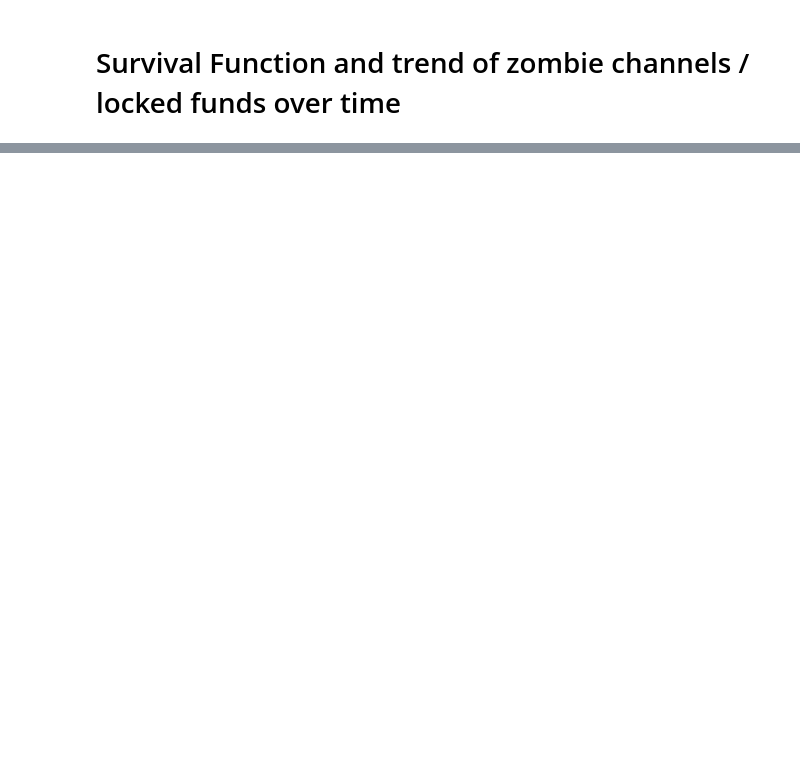
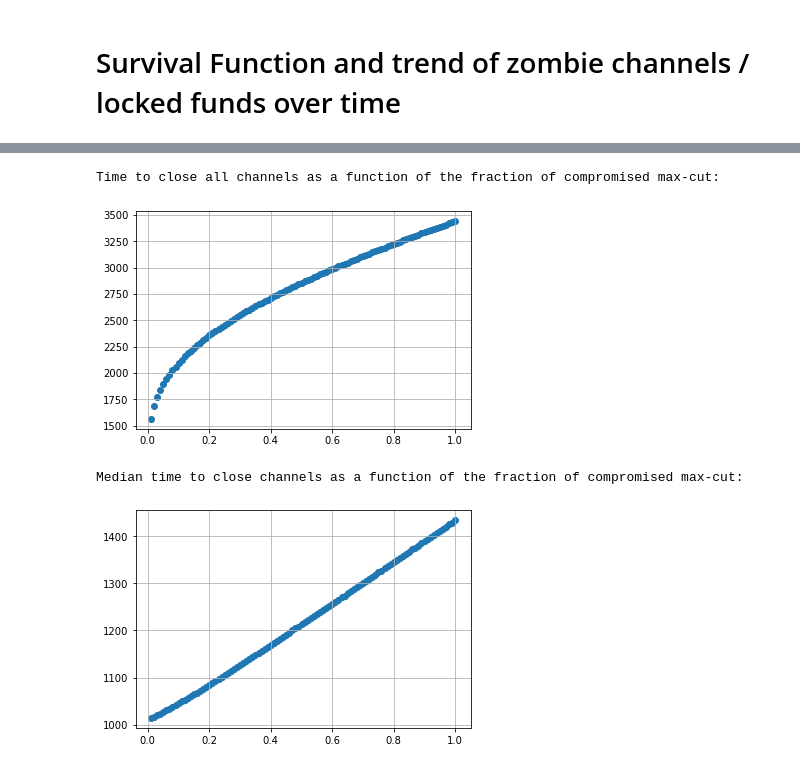
Before and after one commit to CosimoSguanci/Mass-Exit-Attacks-on-LN, a Jupyter notebook: ZombieAttack.ipynb, the cells around one changed output, grey strips where cells are left out. Drawn from its saved outputs; the diff is of its cells as text; code cells hidden in the pictures; blank space fills up the shorter version.

```diff
--- a/ZombieAttack.ipynb
+++ b/ZombieAttack.ipynb
@@ -65,0 +144,55 @@ plt.show()
+# %%
+LN_factor = 3 # Factor of growth of LN with respect to the current LN size
+
+base_initial_num_zombie_channels = (60000 / 2) * LN_factor
+base_initial_locked_BTC = (2300 / 2) * LN_factor
+
+max_survival_time = None
+median_time = None
+
+max_survival_times = []
+median_times = []
+
+num_blocks_plot = 5000
+
+x = np.linspace(0, num_blocks_plot, num=5000)
+
+fractions_of_max_cut = np.linspace(0.01, 1, num=100)
+
+for fraction in fractions_of_max_cut:
+    initial_num_zombie_channels = base_initial_num_zombie_channels * fraction
+    initial_locked_BTC = base_initial_locked_BTC * fraction
+
+    y = ((15000 + initial_num_zombie_channels) / 2 + initial_num_zombie_channels) / 3000 # 3000 is the num of tx in a block
+
+    mu = (y + correction) / (1 - c)
+    shape = (y + correction)**2
+
+    for point in x:
+        f(point, mu, shape, initial_num_zombie_channels, True, True)
+
+    max_survival_times.append(max_survival_time)
+    median_times.append(median_time)
+    max_survival_time = None
+    median_time = None
+
+fig, ax = plt.subplots()
+ax.grid(True)
+
+print("Time to close all channels as a function of the fraction of compromised max-cut: ")
+
+plt.scatter(fractions_of_max_cut, max_survival_times)
+plt.show()
+
+fig, ax = plt.subplots()
+ax.grid(True)
+
+print("Median time to close channels as a function of the fraction of compromised max-cut: ")
+
+plt.scatter(fractions_of_max_cut, median_times)
+plt.show()
+# %% [output]
+Time to close all channels as a function of the fraction of compromised max-cut:
+[figure, added]
+Median time to close channels as a function of the fraction of compromised max-cut:
+[figure, added]
```
Also changed, not shown: parts of 6 cells of this notebook.
